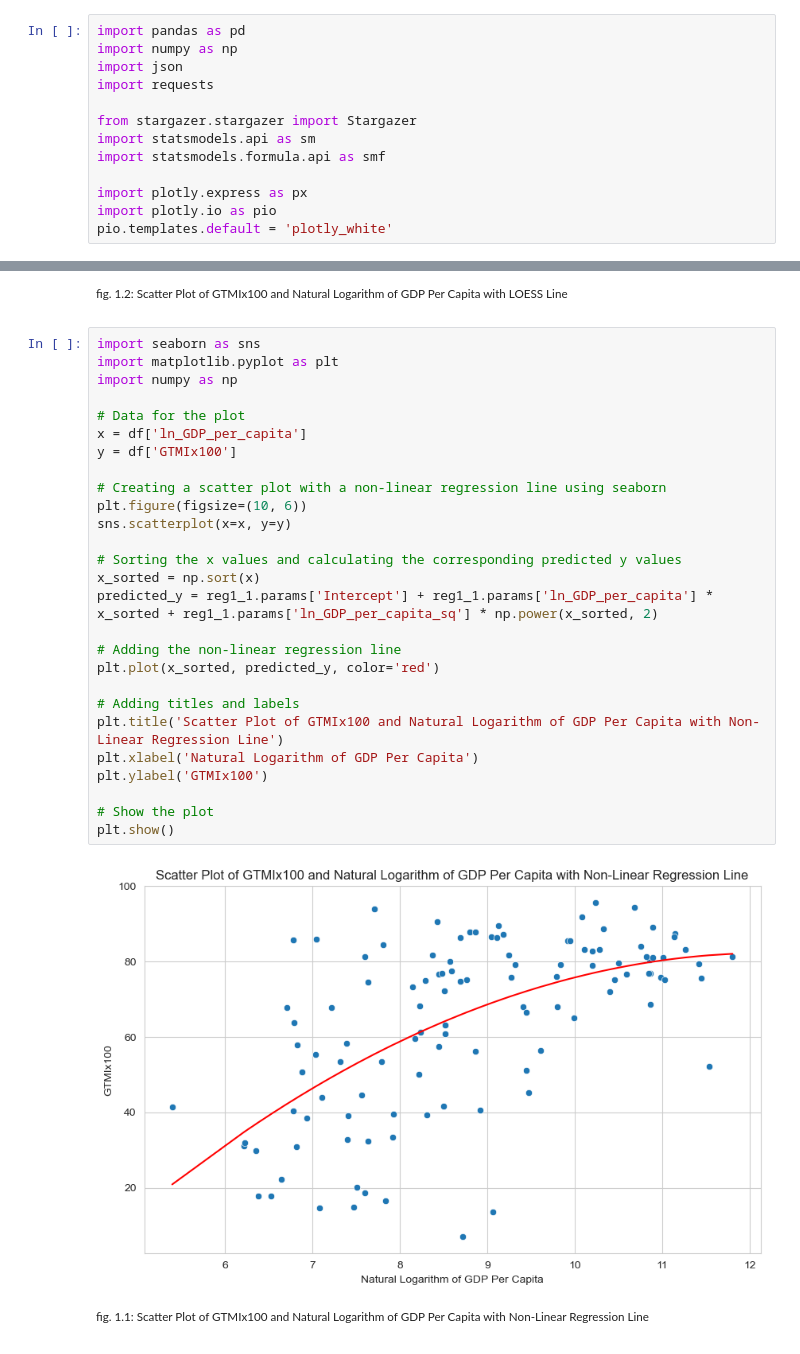
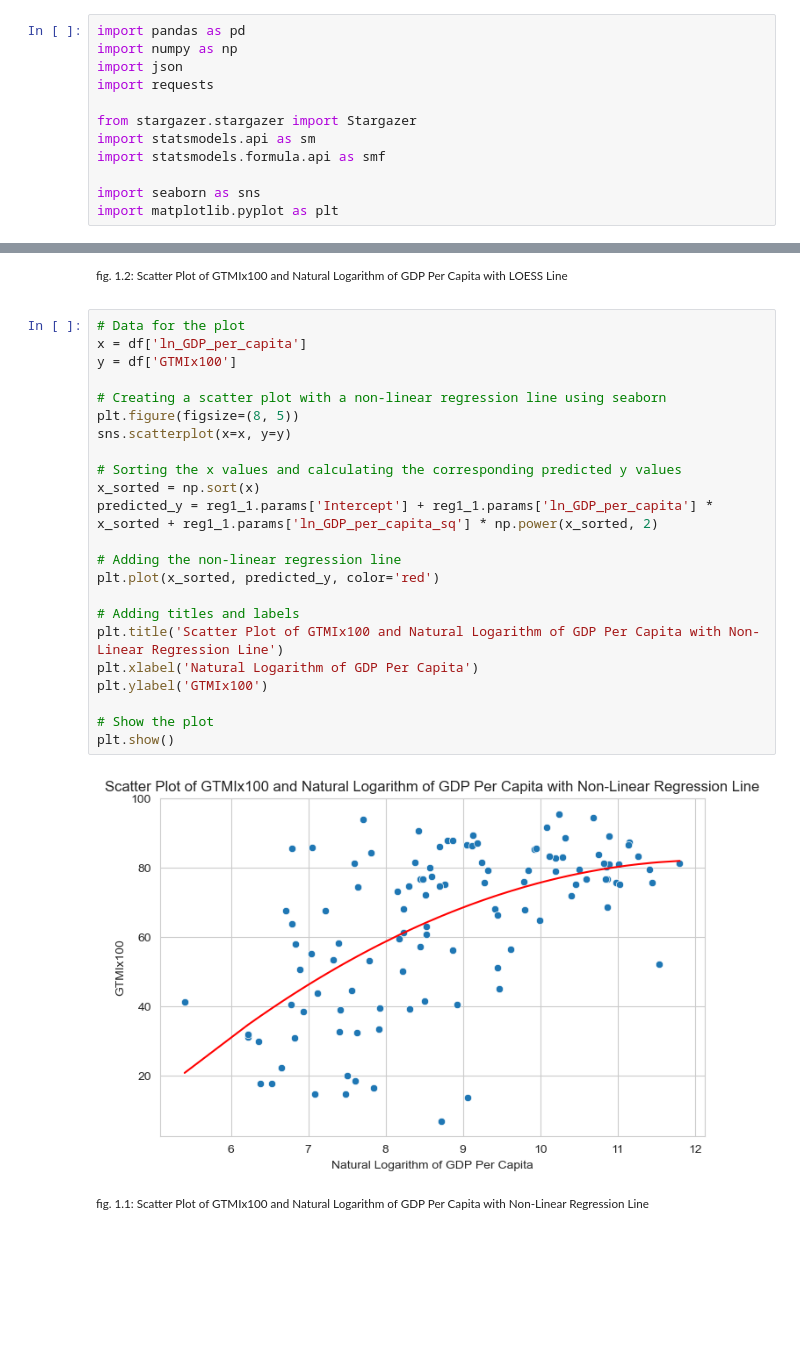
Before and after one commit to viethngn/CEU_MSc_BA_ECBS5142_Data_Analysis_2, a Jupyter notebook: final_term_project/final_term_project.ipynb, the cells around one changed output, grey strips where cells are left out. Saved outputs shown, nothing was run; the diff lists cells and outputs as text; blank space fills up the shorter version.

```diff
--- a/final_term_project/final_term_project.ipynb
+++ b/final_term_project/final_term_project.ipynb
@@ -14,9 +25,8 @@ from stargazer.stargazer import Stargazer
 import statsmodels.api as sm
 import statsmodels.formula.api as smf
 
-import plotly.express as px
-import plotly.io as pio
-pio.templates.default = 'plotly_white'
+import seaborn as sns
+import matplotlib.pyplot as plt
 # %%
 def parse_API_result(indicator_name: str, indicator: str):
     params = {
@@ -318,34 +315,30 @@ plt.show()
 # %% [markdown]
 <sup>fig. 1.2: Scatter Plot of GTMIx100 and Natural Logarithm of GDP Per Capita with LOESS Line</sup>
 # %%
-import seaborn as sns
-import matplotlib.pyplot as plt
-import numpy as np
-
 # Data for the plot
 x = df['ln_GDP_per_capita']
 y = df['GTMIx100']
 
 # Creating a scatter plot with a non-linear regression line using seaborn
-plt.figure(figsize=(10, 6))
+plt.figure(figsize=(8, 5))
 sns.scatterplot(x=x, y=y)
 
 # Sorting the x values and calculating the corresponding predicted y values
 x_sorted = np.sort(x)
 predicted_y = reg1_1.params['Intercept'] + reg1_1.params['ln_GDP_per_capita'] * x_sorted + reg1_1.params['ln_GDP_per_capita_sq'] * np.power(x_sorted, 2)
 
 # Adding the non-linear regression line
 plt.plot(x_sorted, predicted_y, color='red')
 
 # Adding titles and labels
 plt.title('Scatter Plot of GTMIx100 and Natural Logarithm of GDP Per Capita with Non-Linear Regression Line')
 plt.xlabel('Natural Logarithm of GDP Per Capita')
 plt.ylabel('GTMIx100')
 
 # Show the plot
 plt.show()
 # %% [output]
-[figure, old version]
+[figure, new version]
 # %% [markdown]
 <sup>fig. 1.1: Scatter Plot of GTMIx100 and Natural Logarithm of GDP Per Capita with Non-Linear Regression Line</sup>
 # %% [markdown]
```
Also changed, not shown: parts of 19 cells of this notebook, 1 other file.
